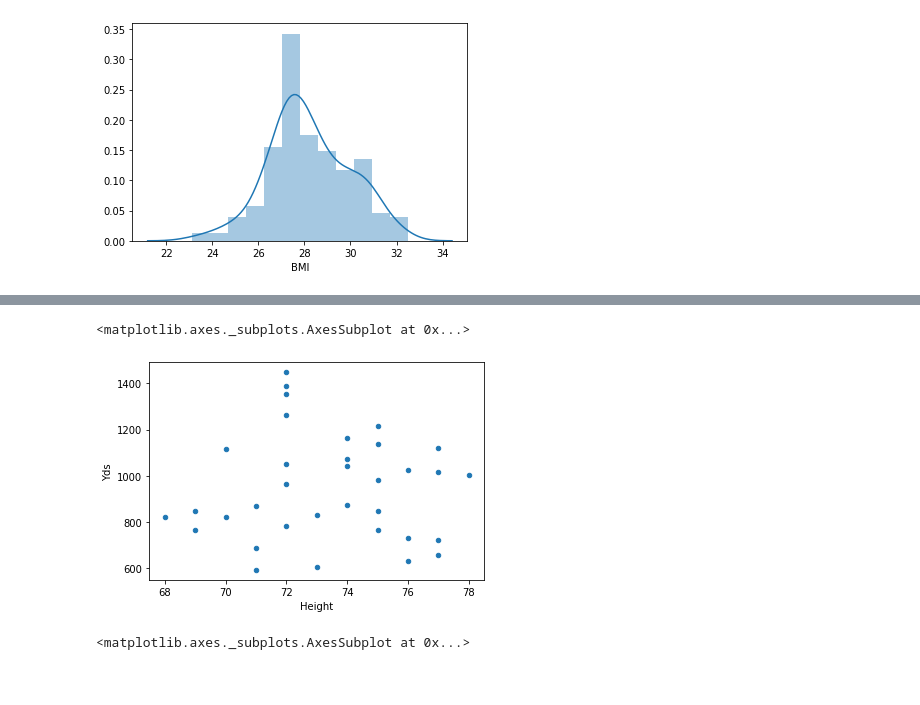
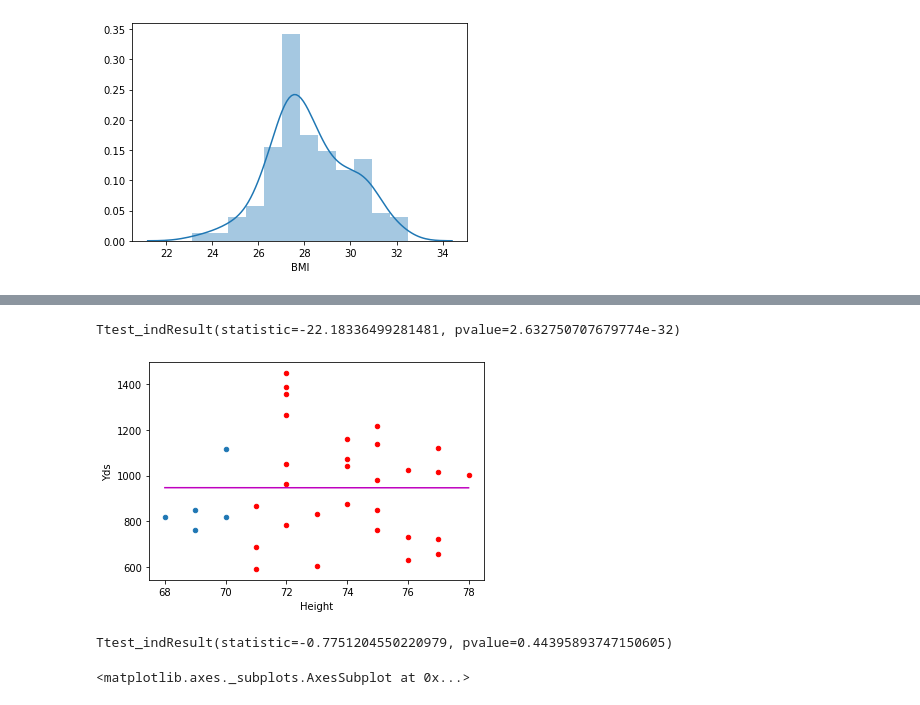
Before and after one commit to shaikh23/Nfl-Analysis, a Jupyter notebook: EDA_receiving_2.ipynb, the cells around one changed output, grey strips where cells are left out. Drawn from its saved outputs; the diff is of its cells as text; code cells hidden in the pictures.

```diff
--- a/EDA_receiving_2.ipynb
+++ b/EDA_receiving_2.ipynb
@@ -112,8 +119,22 @@ plt.show()
+# %%
+ax = receiving_2010[receiving_2010.Height<=70].plot.scatter('Height', 'Yds')
+receiving_2010[receiving_2010.Height>70].plot.scatter('Height', 'Yds',ax=ax, c='r')
+m, b, _,_,_=stats.linregress(receiving_2010.Height,receiving_2010.Yds)
+x=numpy.linspace(receiving_2010.Height.min(),receiving_2010.Height.max(),2)
+y=m*x +b
+ax.plot(x,y,c='m')
+stats.ttest_ind(receiving_2010.Heights,receiving_2010.Yds)
+# %% [output]
+Ttest_indResult(statistic=-22.18336499281481, pvalue=2.632750707679774e-32)
+[figure, added]
+# %%
+short = receiving_2010[receiving_2010.Height<=70]
+tall = receiving_2010[receiving_2010.Height>70]
+stats.ttest_ind(short.Yds, tall.Yds)
+# %% [output]
+Ttest_indResult(statistic=-0.7751204550220979, pvalue=0.44395893747150605)
 # %%
-receiving_2010.plot.scatter('Height', 'Yds')
+receiving_2010[receiving2010.Height<70].plot.scatter('Height', 'Yds')
-# %% [output]
-<matplotlib.axes._subplots.AxesSubplot at 0x...>
-[figure, removed]
 # %%
 receiving_2010.plot.scatter('Height', 'Yds')
 # %% [output]
```
Also changed, not shown: parts of 6 cells of this notebook.
